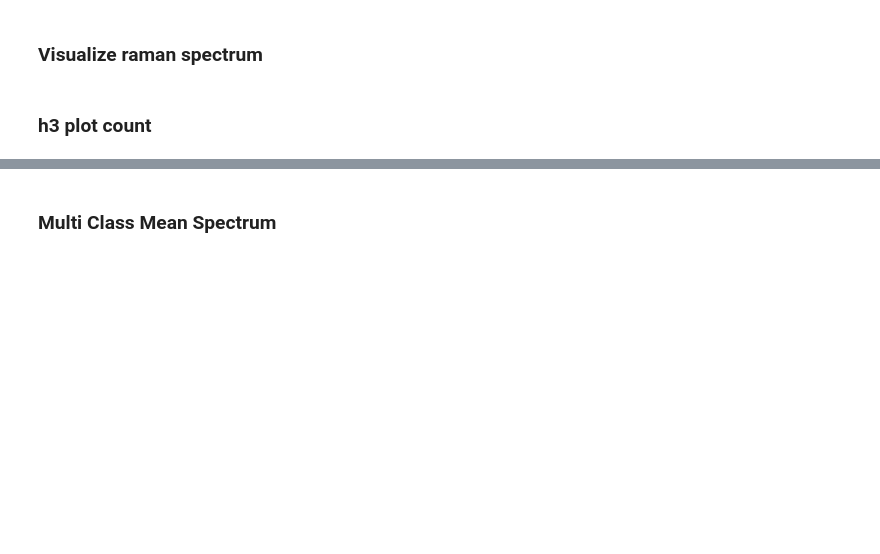
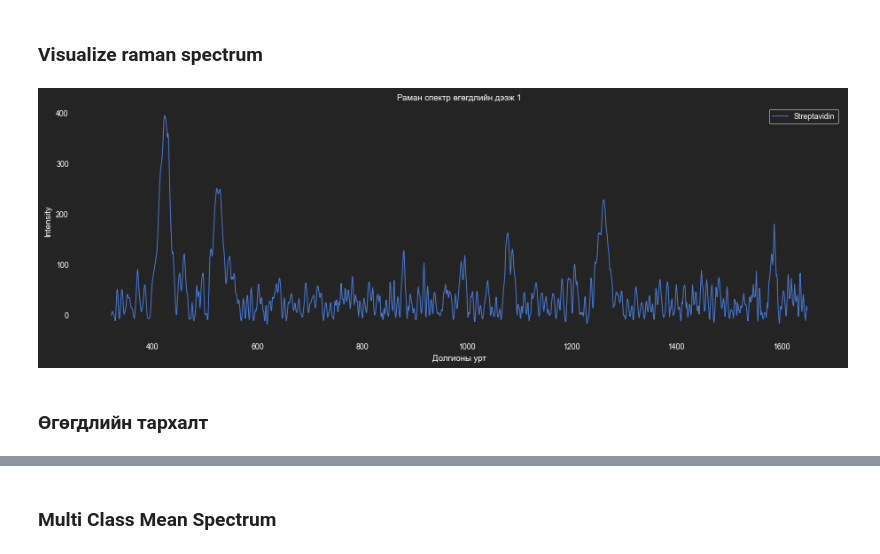
Before and after one commit to shinebayar-ya/ml, a Jupyter notebook: Raman_Spectroscopy_GAN/notebooks/test.ipynb, the cells around one changed output, grey strips where cells are left out. Saved outputs shown, nothing was run; the diff lists cells and outputs as text; code cells hidden in the pictures; blank space fills up the shorter version.

```diff
--- a/Raman_Spectroscopy_GAN/notebooks/test.ipynb
+++ b/Raman_Spectroscopy_GAN/notebooks/test.ipynb
@@ -99,15 +110,16 @@ unique_diagnostic = y_diagnostic.unique()
 # %%
-fig, ax = plt.subplots()
+fig, ax = plt.subplots(facecolor='#242424')
 
 sns.lineplot(x=wavelength, y=intensity[0], ax=ax, label=f'{y_diagnostic[0]}')
-ax.set_title("Раман спектр өгөгдлийн дээж 1")
-ax.set_xlabel('Долгионы урт')
-ax.set_ylabel('Intensity')
+ax.set_title("Раман спектр өгөгдлийн дээж 1", color='white')
+ax.set_xlabel('Долгионы урт', color='white')
+ax.set_ylabel('Intensity', color='white')
 ax.legend()
 
+plt.savefig('../figures/RamanSpectra_Fig1_2024_Winter.png', dpi=300, bbox_inches='tight', transparent=True)
 plt.show()
-
-# plt.savefig('../figures/RamanSpectra_Fig1_20230920.png')
+# %% [output]
+[figure, added]
-# %% [markdown]
-### h3 plot count
+# %% [markdown]
+### Өгөгдлийн тархалт
 # %%
```
Also changed, not shown: parts of 27 cells of this notebook, 9 other files.
